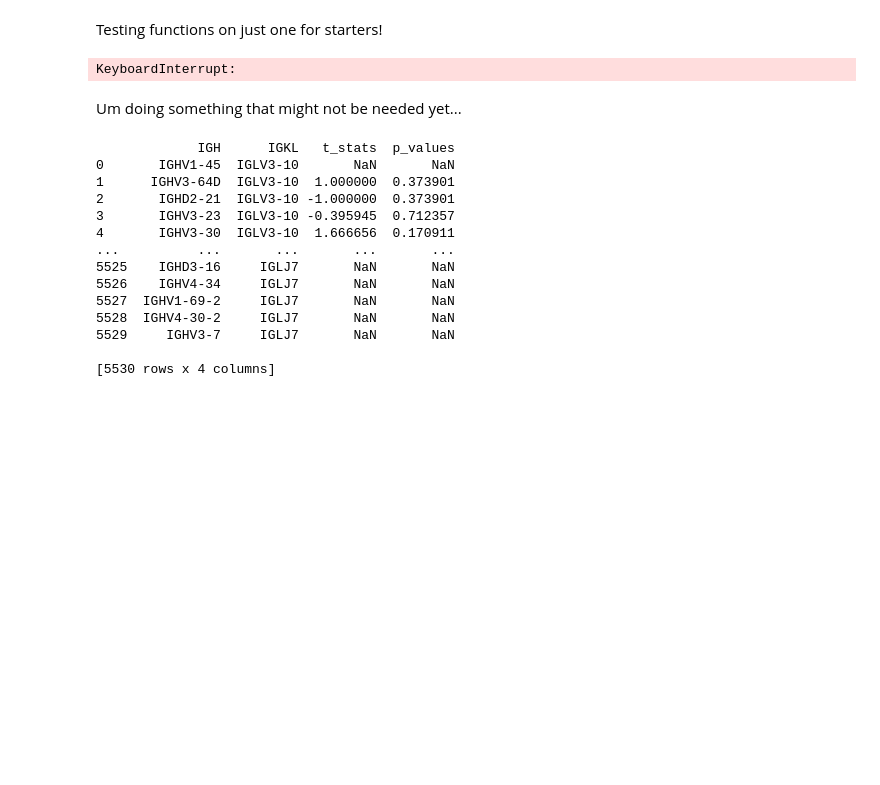
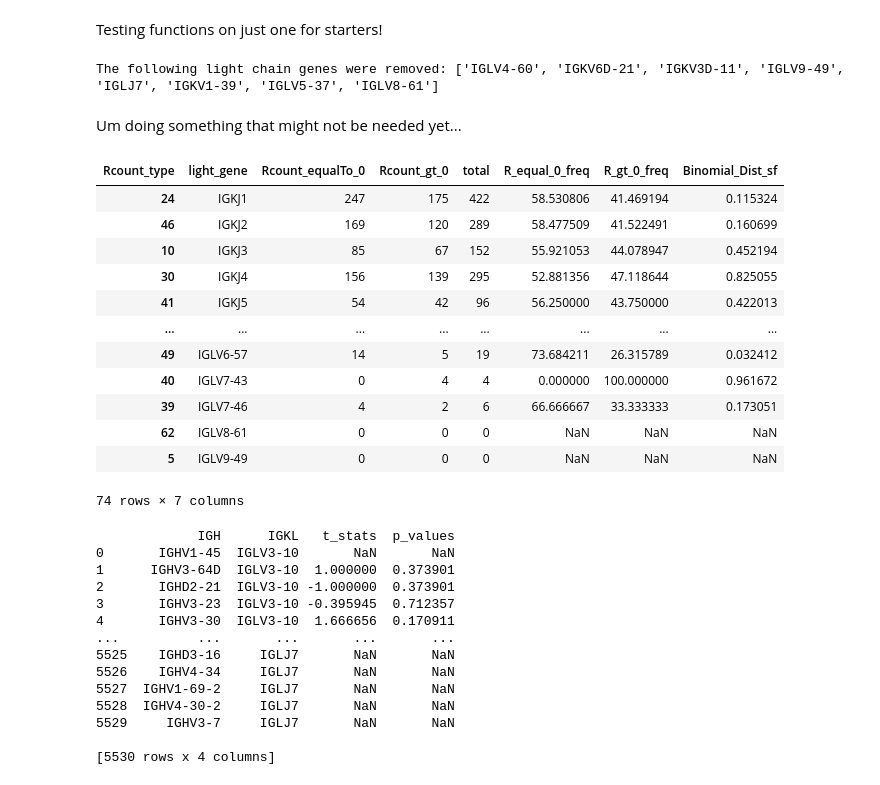
Before and after one commit to TaisiaK/BCR-Analysis, a Jupyter notebook: data_analysis.ipynb, the cells around one changed output. Saved outputs shown, nothing was run; the diff lists cells and outputs as text; code cells hidden in the pictures; blank space fills up the shorter version.

Commit message:
improved+renamed remove_rows for effiency, improved relFreq func, and added conditional styling to to_excel for p value data

```diff
--- a/data_analysis.ipynb
+++ b/data_analysis.ipynb
@@ -176,17 +175,3 @@ print(light_rel_abundance_ttest_df[light_rel_abundance_ttest_df['Welch p_values'
     Equal Population Variance p_values  Welch t_stats  Welch p_values
 26                            0.003461       6.190426        0.005867
 72                            0.044000      -2.902666        0.044484
-# %%
-hh_light_abund = []
-ssle_light_abund = []
-for k in dfs.keys():
-    light_counts = analysis.relative_abundance_df(dfs[k], ['v_gene', 'j_gene', 'd_gene'], ['IGK', 'IGL'], all_iglk)
-    if k.startswith('hcd'):
-        hh_light_abund.append(light_counts)
-    else:
-        ssle_light_abund.append(light_counts)
-light_rel_abundance_ttest_df = analysis.t_test(hh_light_abund, ssle_light_abund, all_iglk)
-light_rel_abundance_ttest_df = formating.sortCols_byGenes(light_rel_abundance_ttest_df, 6, 'Gene')
-print(light_rel_abundance_ttest_df[light_rel_abundance_ttest_df['Equal Population Variance p_values'] <= 0.05])
-print(light_rel_abundance_ttest_df[light_rel_abundance_ttest_df['Welch p_values'] <= 0.05])
-#YESSS THE RESULTS ARE THE SAME LETS GOOOO!!!
@@ -251,8 +261,7 @@ Testing functions on just one for starters!
 #getting and formating data
 file_name = 'data/files naive/hcd_1_is_naive.csv'
 df = pd.read_csv(file_name)
-df = formating.remove_rows(df, 'productive', True)
-df = formating.remove_rows(df, 'is_naive', "Naive")
+df = formating.filter_rows(df, [('productive', True), ('is_naive', 'Naive')])
 wide_df = formating.make_combined_rows(df, ['IGH', 'IGK', 'IGL'])
 formating.amino_acid_count(wide_df, 'R') #adding in new rows
 formating.crd3_pKa(wide_df)
@@ -265,7 +274,7 @@ all_gene_counts = analysis.get_gene_counts_df(trim_df, ['v_gene', 'j_gene', 'd_g
 relRfreq_df = formating.sortCols_byGenes(relRfreq_df, 6, "light_gene")
 relF_biDist_df = analysis.binomalDist(relRfreq_df, "Rcount_equalTo_0", "total", "R_equal_0_freq")
 # %% [output]
-KeyboardInterrupt:
+The following light chain genes were removed: ['IGLV4-60', 'IGKV6D-21', 'IGKV3D-11', 'IGLV9-49', 'IGLJ7', 'IGKV1-39', 'IGLV5-37', 'IGLV8-61']
 # %%
 #testing that normalize_pairMatrix is working correctly
 pairCounts_df = analysis.get_pair_counts(trim_df, ['v_gene', 'j_gene', 'd_gene'])
@@ -274,29 +283,30 @@ pairMatrix_df = formating.pairDf_to_Matrix(pairCounts_df, all_igh, all_iglk)
 normalizedPair_df = analysis.normalize_pairMatrix(pairMatrix_df)
 # %% [markdown]
 Um doing something that might not be needed yet...
-# %%
-#maybe come back and make a function that can do this....
-#pulling all data from csv files and formating so that analysis can be done on them
-directory = r"C:\Users\tskal\OneDrive\Desktop\Working for Mama!\data\files naive"
-file_name_info = []
-for path, folders, files in os.walk(directory):
-    for filename in files:
-        file_path = "data/files naive/"+filename
-        fkey = filename[:3]+filename[4]
-        file_name_info.append([fkey, file_path])
-dfs = {}
-for k, p in file_name_info:
-    dfs[k] = prepare_file_df(p, [('productive', True), ('is_naive', 'Naive')], ['R'], (True, True),[True, ['IGH', 'IGK', 'IGL']])
-all_igh, all_iglk = analysis.all_heavyLight_genes(dfs, ['v_gene', 'j_gene', 'd_gene'])
 # %%
 #getting binomial distribution FOR EACH SUBJECT SEPERATLY
 bino_dists = {}
 for k in dfs.keys():
-    relRfreq_df = analysis.lightChain_vs_heavyRcount_relFrequency(dfs[k], all_iglk, 'IGH_R_count')
-    all_gene_counts = analysis.get_gene_counts_df(dfs[k], ['v_gene', 'j_gene', 'd_gene'])
+    relRfreq_df = analysis.lightChain_vs_heavyRcount_relFrequency(dfs[k], all_iglk, 'IGH_R_count', ['v_gene', 'd_gene', 'j_gene'])
+    #all_gene_counts = analysis.get_gene_counts_df(dfs[k], ['v_gene', 'j_gene', 'd_gene'])
     relRfreq_df = formating.sortCols_byGenes(relRfreq_df, 6, "light_gene")
     relF_biDist_df = analysis.binomalDist(relRfreq_df, "Rcount_equalTo_0", "total", "R_equal_0_freq")
     bino_dists[k] = relF_biDist_df
+bino_dists['hcd1']
+# %% [output]
+| Rcount_type | light_gene | Rcount_equalTo_0 | Rcount_gt_0 | total | R_equal_0_freq | R_gt_0_freq | Binomial_Dist_sf |
+| 24 | IGKJ1 | 247 | 175 | 422 | 58.530806 | 41.469194 | 0.115324 |
+| 46 | IGKJ2 | 169 | 120 | 289 | 58.477509 | 41.522491 | 0.160699 |
+| 10 | IGKJ3 | 85 | 67 | 152 | 55.921053 | 44.078947 | 0.452194 |
+| 30 | IGKJ4 | 156 | 139 | 295 | 52.881356 | 47.118644 | 0.825055 |
+| 41 | IGKJ5 | 54 | 42 | 96 | 56.250000 | 43.750000 | 0.422013 |
+| ... | ... | ... | ... | ... | ... | ... | ... |
+| 49 | IGLV6-57 | 14 | 5 | 19 | 73.684211 | 26.315789 | 0.032412 |
+| 40 | IGLV7-43 | 0 | 4 | 4 | 0.000000 | 100.000000 | 0.961672 |
+| 39 | IGLV7-46 | 4 | 2 | 6 | 66.666667 | 33.333333 | 0.173051 |
+| 62 | IGLV8-61 | 0 | 0 | 0 | NaN | NaN | NaN |
+| 5 | IGLV9-49 | 0 | 0 | 0 | NaN | NaN | NaN |
+74 rows × 7 columns
 # %%
 #formating data to do t_test
 sle_keys = []
```
Also changed, not shown: parts of 17 cells of this notebook, 4 other files.
